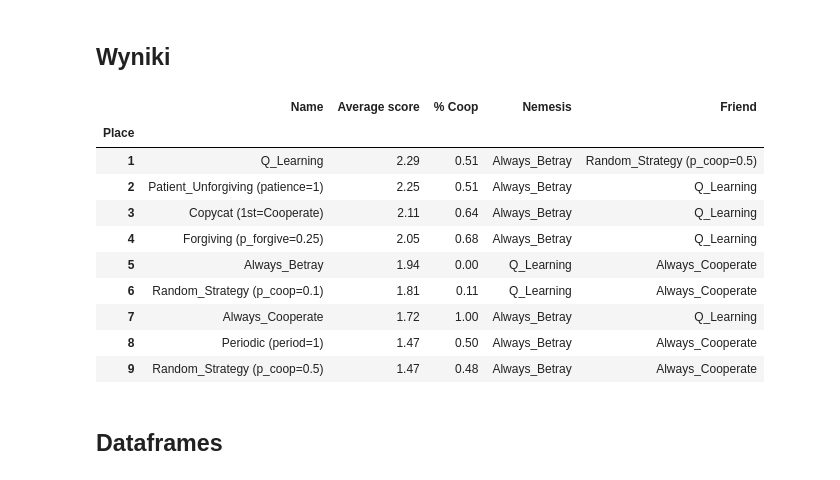
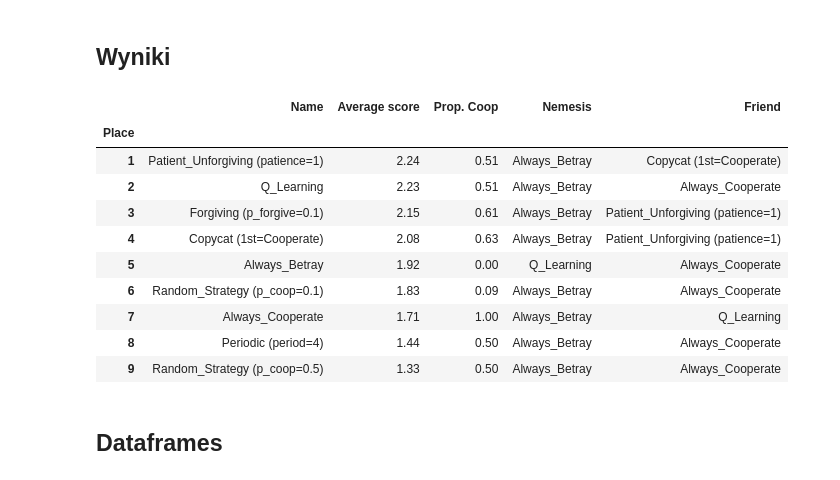
Before and after one commit to A-Rozmarynowicz/Prisoners_Dilemma_Simulator, a Jupyter notebook: source/main.ipynb, the cells around one changed output. Cells and saved outputs as stored; diff of their text form; code cells hidden in the pictures.

```diff
--- a/source/main.ipynb
+++ b/source/main.ipynb
@@ -17,6 +19,6 @@ prison = Prison()
 actions = prison.Get_Actions()
 # %%
 q_models_folder = "Q_Learning_Models/"
-q_learning = Q_Learning(actions=actions, state_size=2)
+q_learning = Q_Learning(actions=actions, state_size=1)
 q_learning.Load_Q_Table(q_models_folder + "best_Q_Model_v2_first_place.pkl")
 q_learning.Eval()
@@ -41,10 +29,10 @@ strategies_list = [
     Random_Strategy(actions=actions),
     Always_Betray(actions=actions),
     Always_Cooperate(actions=actions),
-    Patient_Unforgiving(actions=actions),
+    Patient_Unforgiving(actions=actions, patience=1),
     Copycat(actions=actions),
-    Periodic(actions=actions, period=1),
-    Forgiving(actions=actions, p_forgive=0.25),
+    Periodic(actions=actions, period=4),
+    Forgiving(actions=actions, p_forgive=0.1),
 ]
 
 number_of_strategies = len(strategies_list)
@@ -92,3 +79,21 @@ duel_matrix, rewards = Normal_Tournament(gm=gm, number_of_games=number_of_games,
 rewards.Sort_Total_Rewards()
 # %% [markdown]
 ## Analiza
+# %%
+if 'q_learning' in locals() and isinstance(q_learning, Q_Learning):
+    q_insight = {
+        "Past Enemy Actions" : defaultdict(list),
+        "Past Own Actions" : defaultdict(list),
+        "Next Action" : defaultdict(pacts),
+        "Reward" : defaultdict(float),
+    }
+
+    for ix, (s, a) in enumerate(q_learning.q_table.items()):
+        state_size = len(s)
+        for i in range((state_size - 1) // 2):
+            q_insight["Past Enemy Actions"][ix].append(s[i*2])
+            q_insight["Past Own Actions"][ix].append(s[i*2 + 1])
+        q_insight["Next Action"][ix] = (s[-1])
+        q_insight["Reward"][ix] = (a)
+
+    display(pd.DataFrame(q_insight).round(3))
@@ -166,29 +183,29 @@ action_stats_df = pd.DataFrame(
 # %%
 summary = {}
 for ix, (id, score) in enumerate(total_rewards.items()):
     summary[ix+1] = {"Name": get_name(id),
                    "Average score": average_rewards_per_round[id],
-                   "% Coop": cooperate_stats_per_strategy[id],
+                   "Prop. Coop": cooperate_stats_per_strategy[id],
                    "Nemesis": get_name(nemesis[id][0]),
                    "Friend": get_name(friends[id][0]),
                     }
 
 summary_df = pd.DataFrame.from_dict(summary, orient="index")
 summary_df.index.name = "Place"
 
 display(summary_df.round(2))
 # %% [output]
-|  | Name | Average score | % Coop | Nemesis | Friend |
+|  | Name | Average score | Prop. Coop | Nemesis | Friend |
 | Place |  |  |  |  |  |
-| 1 | Q_Learning | 2.29 | 0.51 | Always_Betray | Random_Strategy (p_coop=0.5) |
-| 2 | Patient_Unforgiving (patience=1) | 2.25 | 0.51 | Always_Betray | Q_Learning |
-| 3 | Copycat (1st=Cooperate) | 2.11 | 0.64 | Always_Betray | Q_Learning |
-| 4 | Forgiving (p_forgive=0.25) | 2.05 | 0.68 | Always_Betray | Q_Learning |
-| 5 | Always_Betray | 1.94 | 0.00 | Q_Learning | Always_Cooperate |
-| 6 | Random_Strategy (p_coop=0.1) | 1.81 | 0.11 | Q_Learning | Always_Cooperate |
-| 7 | Always_Cooperate | 1.72 | 1.00 | Always_Betray | Q_Learning |
-| 8 | Periodic (period=1) | 1.47 | 0.50 | Always_Betray | Always_Cooperate |
-| 9 | Random_Strategy (p_coop=0.5) | 1.47 | 0.48 | Always_Betray | Always_Cooperate |
+| 1 | Patient_Unforgiving (patience=1) | 2.24 | 0.51 | Always_Betray | Copycat (1st=Cooperate) |
+| 2 | Q_Learning | 2.23 | 0.51 | Always_Betray | Always_Cooperate |
+| 3 | Forgiving (p_forgive=0.1) | 2.15 | 0.61 | Always_Betray | Patient_Unforgiving (patience=1) |
+| 4 | Copycat (1st=Cooperate) | 2.08 | 0.63 | Always_Betray | Patient_Unforgiving (patience=1) |
+| 5 | Always_Betray | 1.92 | 0.00 | Q_Learning | Always_Cooperate |
+| 6 | Random_Strategy (p_coop=0.1) | 1.83 | 0.09 | Always_Betray | Always_Cooperate |
+| 7 | Always_Cooperate | 1.71 | 1.00 | Always_Betray | Q_Learning |
+| 8 | Periodic (period=4) | 1.44 | 0.50 | Always_Betray | Always_Cooperate |
+| 9 | Random_Strategy (p_coop=0.5) | 1.33 | 0.50 | Always_Betray | Always_Cooperate |
 # %% [markdown]
 ## Dataframes
 # %%
```
Also changed, not shown: parts of 6 cells of this notebook.
